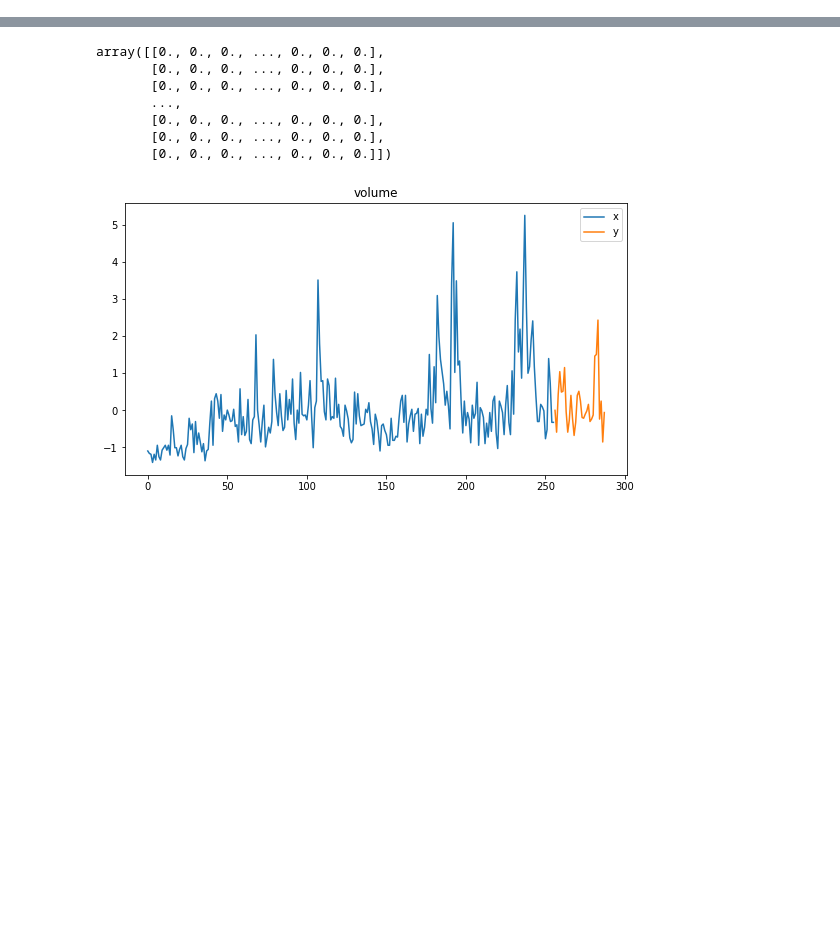
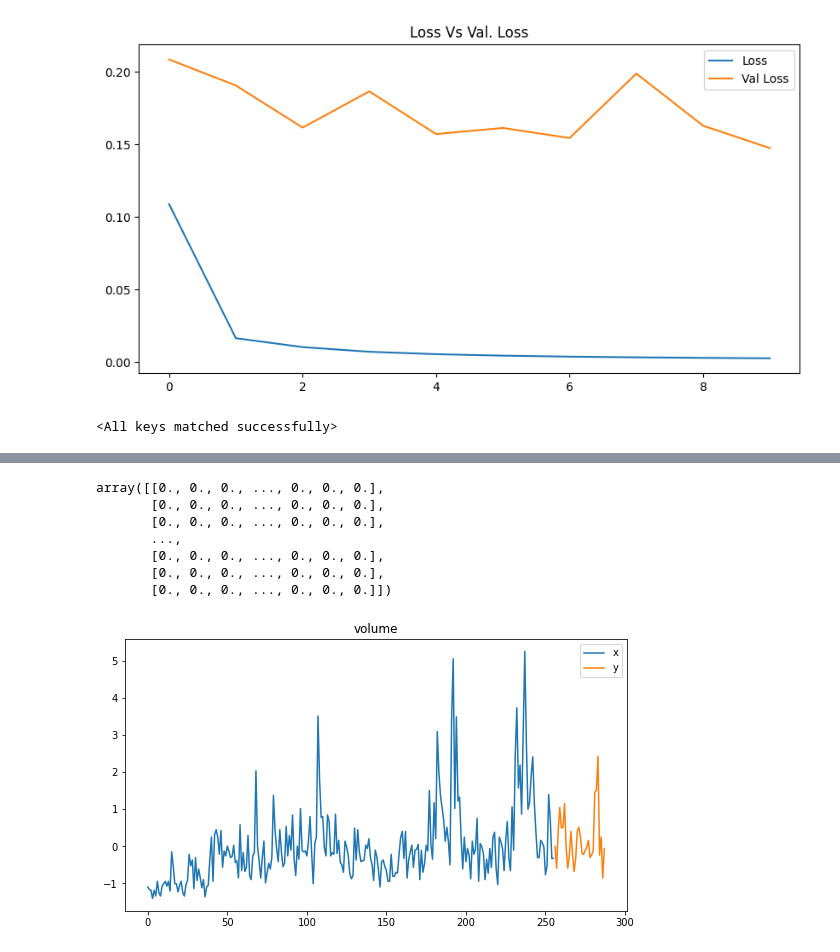
Before and after one commit to TGBM1337/algoTrading, a Jupyter notebook: test.ipynb, the cells around one changed output, grey strips where cells are left out. Cells and saved outputs as stored; diff of their text form; code cells hidden in the pictures; blank space fills up the shorter version.

```diff
--- a/test.ipynb
+++ b/test.ipynb
@@ -8,0 +12,21 @@ X, y = generate_dataset("EUR_USD", "oanda", 256, 32, 2015, 2016)
+# %%
+with open("EUR_USD_checkpoints/results.json", "r") as f:
+    results = json.load(f)
+
+results
+
+plt.figure(figsize=(10,5))
+plt.title("Loss Vs Val. Loss")
+plt.plot(results["loss"], label="Loss")
+plt.plot(results["val_loss"], label="Val Loss")
+plt.legend()
+plt.show()
+# %% [output]
+[figure, added]
+# %%
+config = get_config()
+model = build_transformer(config["src_len"], config["tgt_len"], config["input_features"], config["y_size"], config["d_model"], config["N"], config["h"], config["dropout"], config["d_ff"])
+state = torch.load("EUR_USD_checkpoints/algoTransformer_09.pt", map_location=torch.device('cpu'))
+model.load_state_dict(state["model_state_dict"])
+# %% [output]
+<All keys matched successfully>
```
Also changed, not shown: parts of 8 cells of this notebook, 6 other files.
